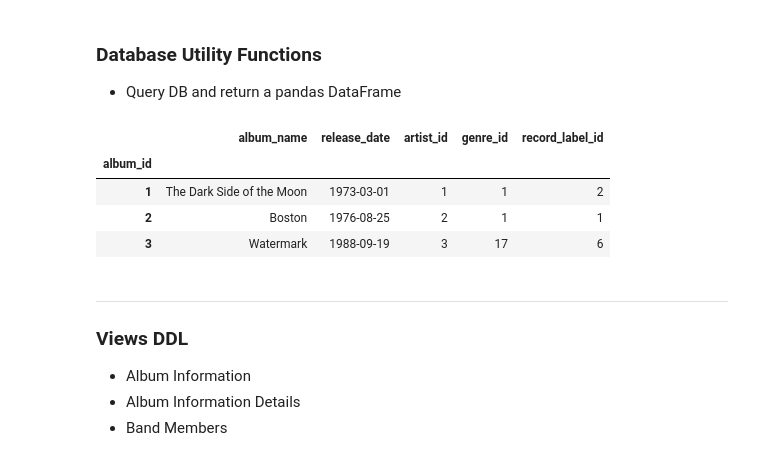
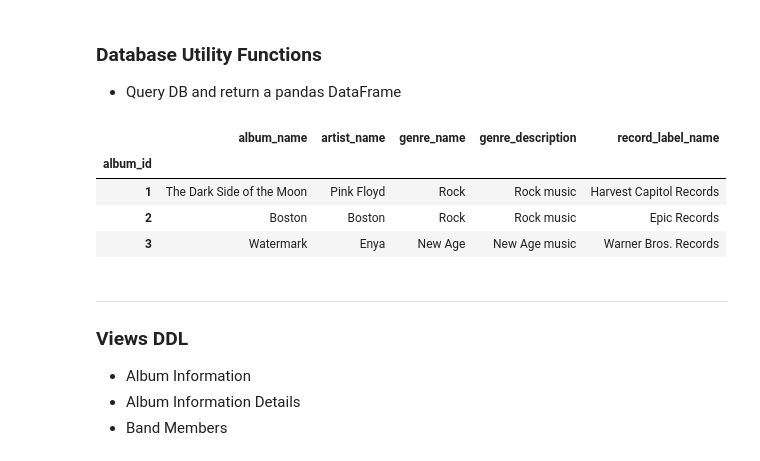
Before and after one commit to nmaiorana/CS-GY_6083_principles_of_database_systems, a Jupyter notebook: project_final_presetnation.ipynb, the cells around one changed output. Cells and saved outputs as stored; diff of their text form; code cells hidden in the pictures.

```diff
--- a/project_final_presetnation.ipynb
+++ b/project_final_presetnation.ipynb
@@ -163,13 +163,23 @@ CREATE TABLE RECORD_SALES (
 # %%
 import tools.db_utils as dbu
 pandas_index_settings = ['album_id']
-display(dbu.query_to_df('select * from record_albums', pandas_index_settings))
+display(dbu.query_to_df(('select '
+                            'rec.album_id, '
+                            'rec.album_name, '
+                            'ra.artist_name, '
+                            'rg.genre_name, '
+                            'rg.genre_description, '
+                            'rl.record_label_name '
+                            'from record_albums rec '
+                            'JOIN record_artists ra ON ra.artist_id = rec.artist_id '
+                            'JOIN record_genres rg ON rg.genre_id = rec.genre_id '
+                            'JOIN record_labels rl ON rl.record_label_id = rec.record_label_id'), pandas_index_settings))
 # %% [output]
-|  | album_name | release_date | artist_id | genre_id | record_label_id |
+|  | album_name | artist_name | genre_name | genre_description | record_label_name |
 | album_id |  |  |  |  |  |
-| 1 | The Dark Side of the Moon | 1973-03-01 | 1 | 1 | 2 |
-| 2 | Boston | 1976-08-25 | 2 | 1 | 1 |
-| 3 | Watermark | 1988-09-19 | 3 | 17 | 6 |
+| 1 | The Dark Side of the Moon | Pink Floyd | Rock | Rock music | Harvest Capitol Records |
+| 2 | Boston | Boston | Rock | Rock music | Epic Records |
+| 3 | Watermark | Enya | New Age | New Age music | Warner Bros. Records |
 # %% [markdown]
 ___
 ### Views DDL
```
Also changed, not shown: parts of 6 cells of this notebook, 2 other files.
